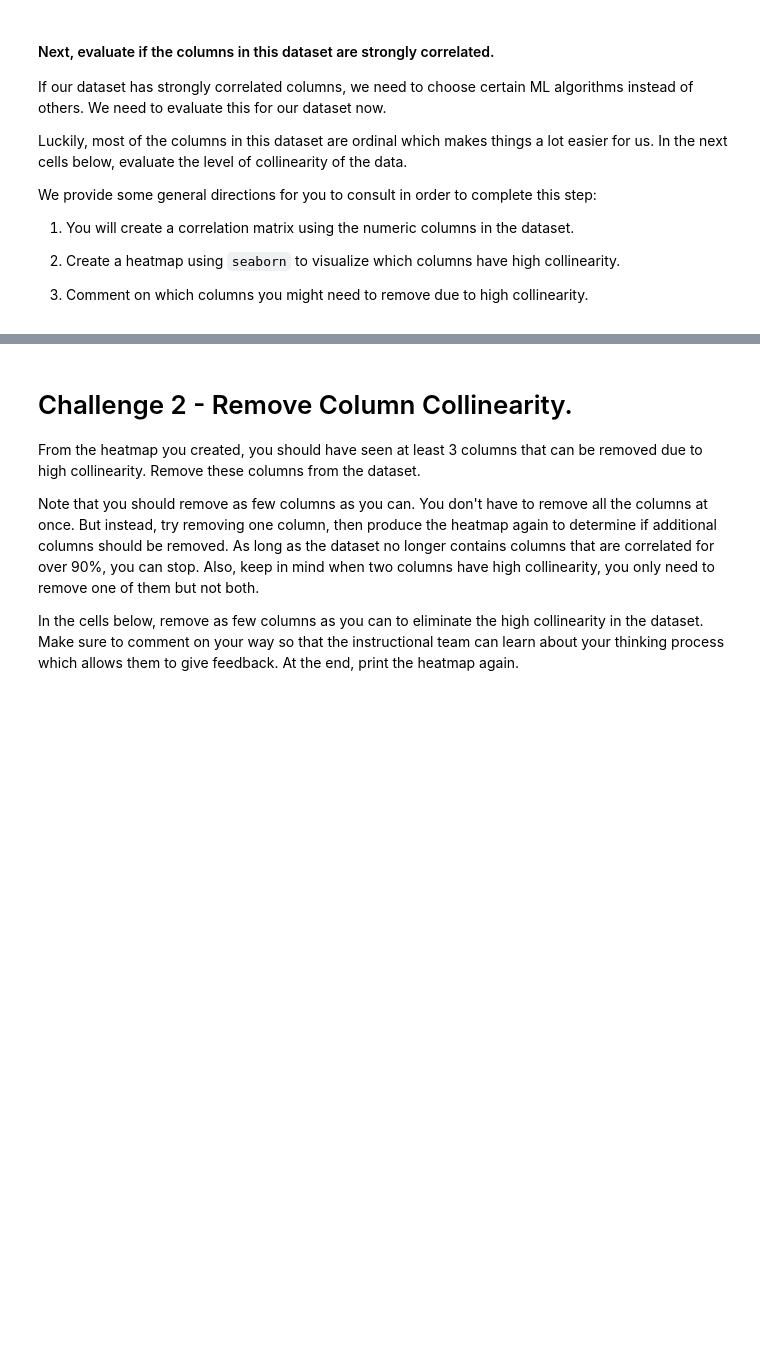
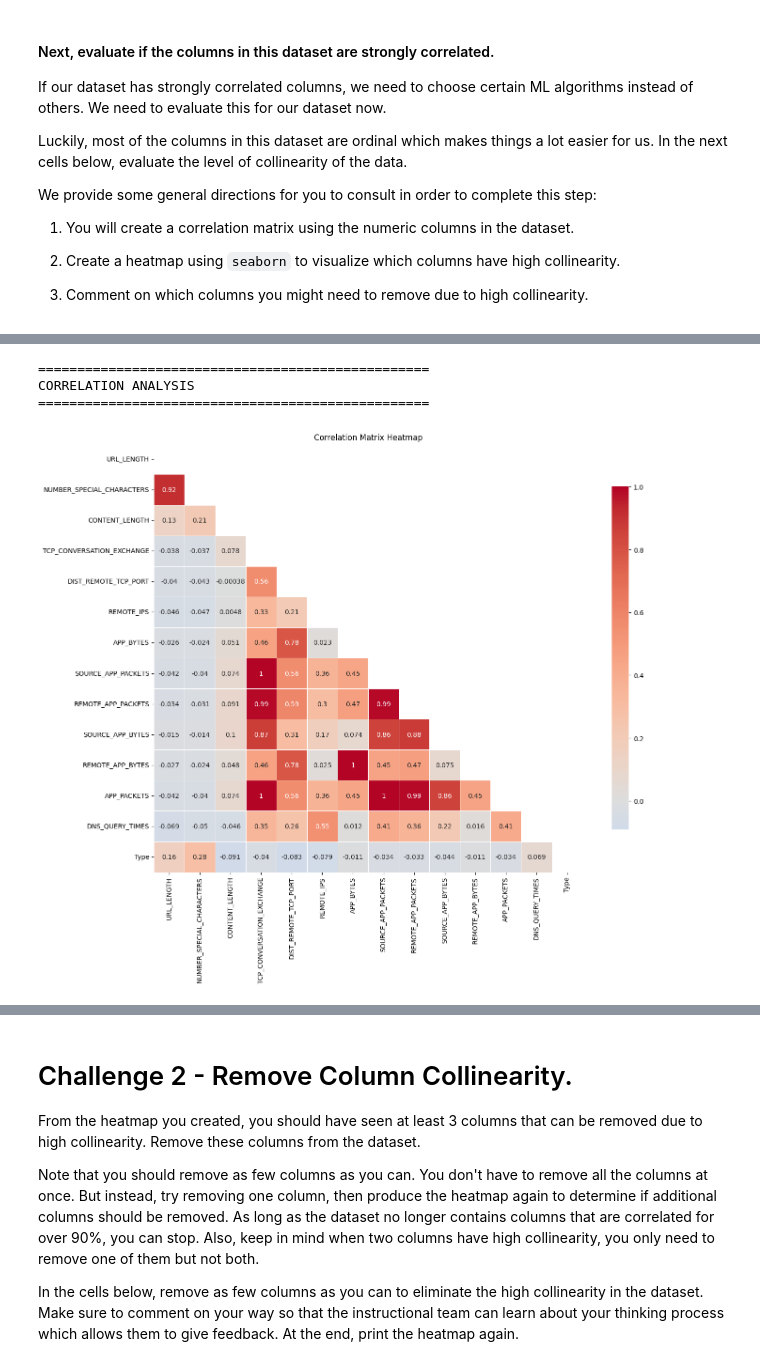
Before and after one commit to eduardocabrera1983/lab-classification, a Jupyter notebook: challenge-2.ipynb, the cells around one changed output, grey strips where cells are left out. Drawn from its saved outputs; the diff is of its cells as text; code cells hidden in the pictures; blank space fills up the shorter version.

```diff
--- a/challenge-2.ipynb
+++ b/challenge-2.ipynb
@@ -132,0 +168,22 @@ We provide some general directions for you to consult in order to complete this
+# %%
+# Evaluate column collinearity
+print("\n" + "="*50)
+print("CORRELATION ANALYSIS")
+print("="*50)
+
+# Create correlation matrix for numeric columns only
+numeric_cols = websites.select_dtypes(include=[np.number]).columns
+correlation_matrix = websites[numeric_cols].corr()
+
+# Create heatmap
+plt.figure(figsize=(15, 12))
+mask = np.triu(np.ones_like(correlation_matrix, dtype=bool))
+sns.heatmap(correlation_matrix, mask=mask, annot=True, cmap='coolwarm', center=0, square=True, linewidths=0.5, cbar_kws={"shrink": .8})
+plt.title('Correlation Matrix Heatmap')
+plt.tight_layout()
+plt.show()
+# %% [output]
+==================================================
+CORRELATION ANALYSIS
+==================================================
+[figure, added]
```
Also changed, not shown: parts of 28 cells of this notebook.
